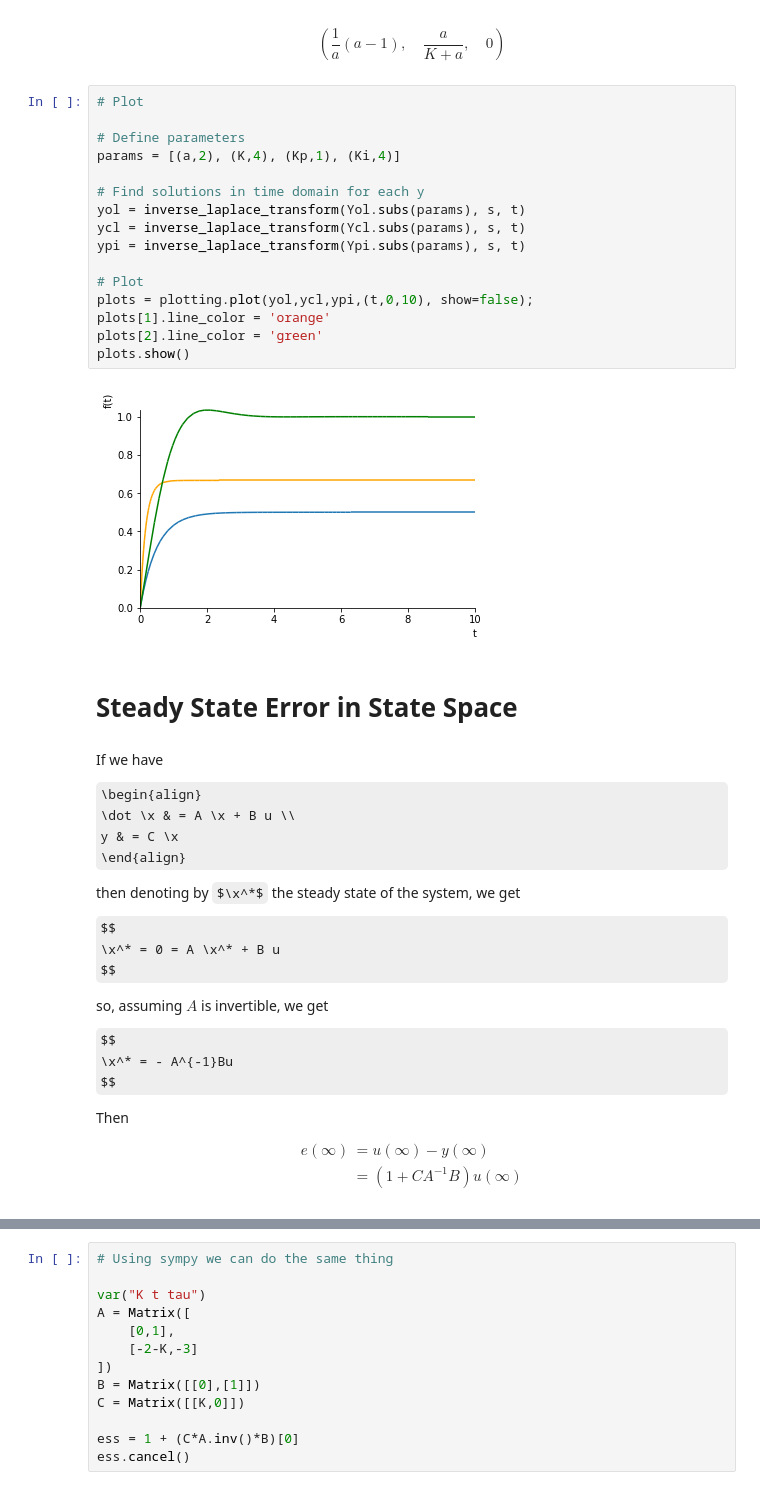
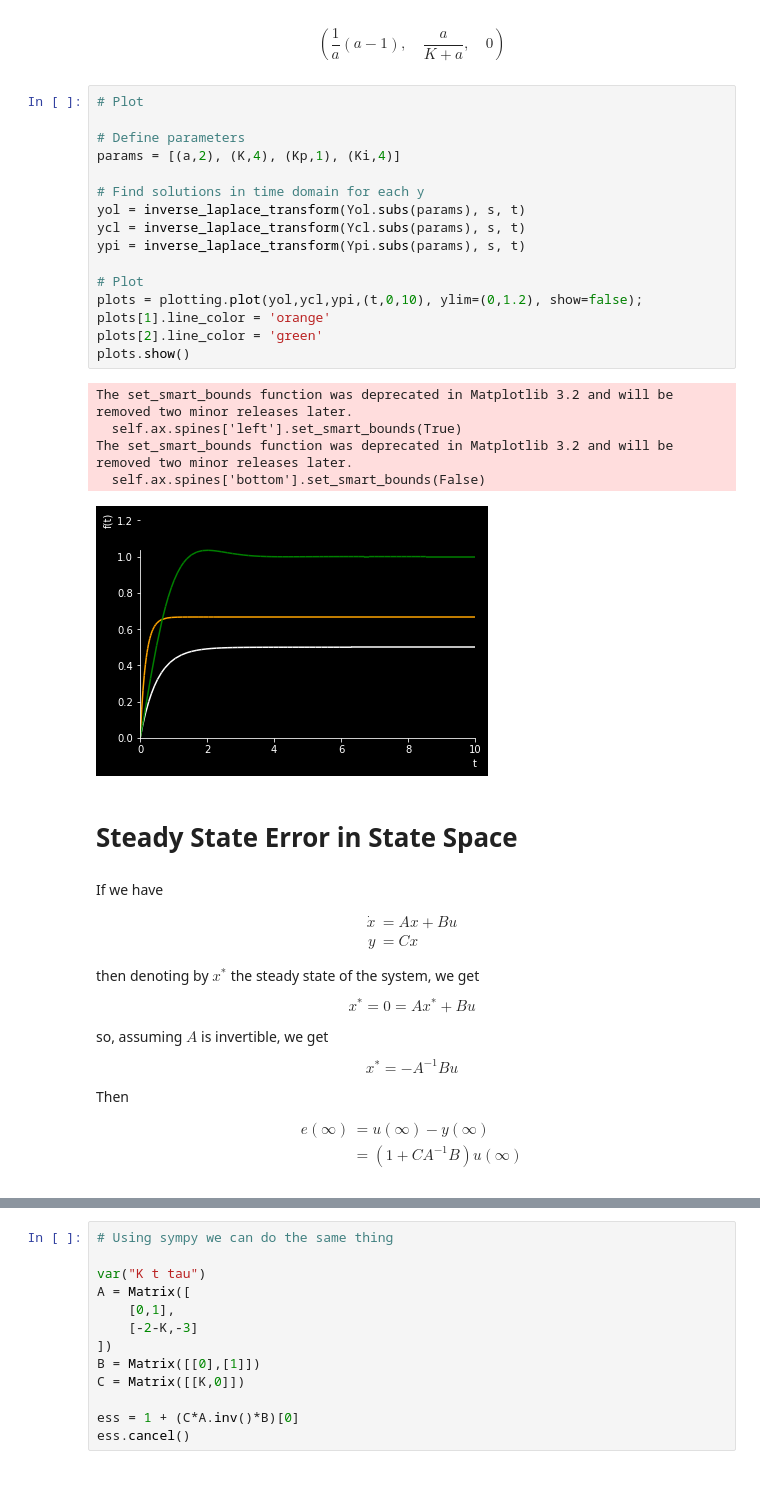
Before and after one commit to christakahashi/ECE447, a Jupyter notebook: lectures/steady-state-error.ipynb, the cells around one changed output, grey strips where cells are left out. Cells and saved outputs as stored; diff of their text form; some formulas as TeX source.

```diff
--- a/lectures/steady-state-error.ipynb
+++ b/lectures/steady-state-error.ipynb
@@ -187,41 +223,45 @@ $$\left ( \frac{1}{a} \left(a - 1\right), \quad \frac{a}{K + a}, \quad 0\right )
 # %%
 # Plot
 
 # Define parameters
 params = [(a,2), (K,4), (Kp,1), (Ki,4)]
 
 # Find solutions in time domain for each y
 yol = inverse_laplace_transform(Yol.subs(params), s, t)
 ycl = inverse_laplace_transform(Ycl.subs(params), s, t)
 ypi = inverse_laplace_transform(Ypi.subs(params), s, t)
 
 # Plot
-plots = plotting.plot(yol,ycl,ypi,(t,0,10), show=false);
+plots = plotting.plot(yol,ycl,ypi,(t,0,10), ylim=(0,1.2), show=false);
 plots[1].line_color = 'orange'
 plots[2].line_color = 'green'
 plots.show()
 # %% [output]
+The set_smart_bounds function was deprecated in Matplotlib 3.2 and will be removed two minor releases later.
+  self.ax.spines['left'].set_smart_bounds(True)
+The set_smart_bounds function was deprecated in Matplotlib 3.2 and will be removed two minor releases later.
+  self.ax.spines['bottom'].set_smart_bounds(False)
-[figure, old version]
+[figure, new version]
 # %% [markdown]
 # Steady State Error in State Space
 # %% [markdown]
 If we have
 
 \begin{align}
-\dot \x & = A \x + B u \\
-y & = C \x
+\dot x & = A x + B u \\
+y & = C x
 \end{align}
 
-then denoting by $\x^*$ the steady state of the system, we get
+then denoting by $x^*$ the steady state of the system, we get
 
 $$
-\x^* = 0 = A \x^* + B u
+x^* = 0 = A x^* + B u
 $$
 
 so, assuming $A$ is invertible, we get
 
 $$
-\x^* = - A^{-1}Bu
+x^* = - A^{-1}Bu
 $$
 
 Then
```
Also changed, not shown: parts of 6 cells of this notebook.
